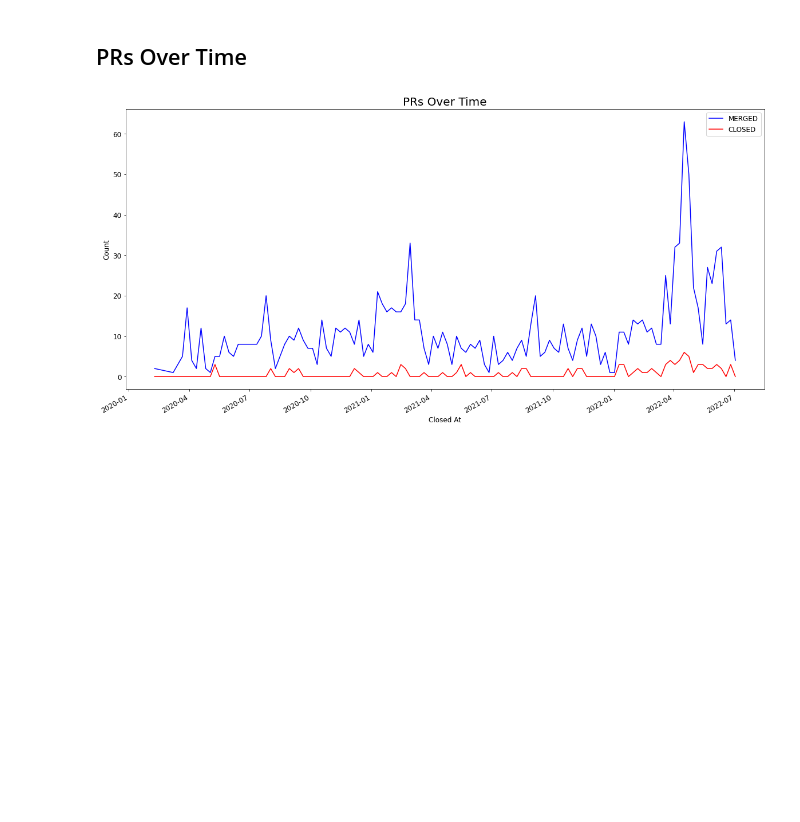
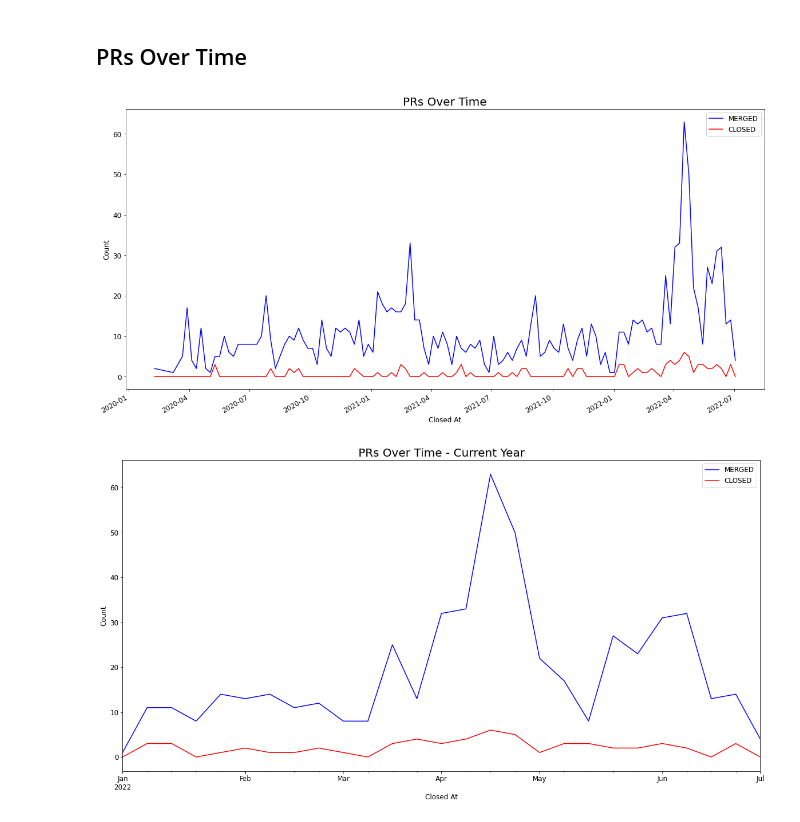
Before and after one commit to thebrianbug/dev-flow-dashboard, a Jupyter notebook: Flow_Dashboard.ipynb, the cells around one changed output. Drawn from its saved outputs; the diff is of its cells as text; code cells hidden in the pictures; blank space fills up the shorter version.

Commit message:
Better graph for current year

```diff
--- a/Flow_Dashboard.ipynb
+++ b/Flow_Dashboard.ipynb
@@ -65,25 +65,51 @@ prs
 # %% [markdown]
 ## PRs Over Time
 # %%
+def zero_nan(df, col):
+    return df[col].fillna(0)
+
+
 # Count CLOSED/MERGED items per week
 weekly_prs = prs.set_index('closedAt').groupby(
     [pd.Grouper(freq='W', label='left'), pd.Grouper('state')])['state'].count().reset_index(name='count')
 
 # Pivot into column by state
-weekly_prs = weekly_prs.pivot(
-    index='closedAt', columns='state', values='count').unstack()
+weekly_prs_pivot = weekly_prs.pivot(
+    index='closedAt', columns='state', values='count')
 
 # Replace NaN
-weekly_prs['CLOSED'] = weekly_prs['CLOSED'].fillna(0)
-weekly_prs['MERGED'] = weekly_prs['MERGED'].fillna(0)
+weekly_prs_pivot['CLOSED'] = zero_nan(weekly_prs_pivot, 'CLOSED')
+weekly_prs_pivot['MERGED'] = zero_nan(weekly_prs_pivot, 'MERGED')
 
 plt.figure(figsize=(20, 10), facecolor='white')
 plt.title('PRs Over Time', fontsize=20)
-weekly_prs['MERGED'].plot(color='blue',
-                          label='MERGED', legend=True)
-weekly_prs['CLOSED'].plot(color='red', label='CLOSED', legend=True)
+weekly_prs_pivot['MERGED'].plot(color='blue',
+                                label='MERGED', legend=True)
+weekly_prs_pivot['CLOSED'].plot(color='red', label='CLOSED', legend=True)
 plt.ylabel('Count')
 plt.xlabel('Closed At')
 plt.show()
+
+# Filter to current year
+weekly_prs_year = weekly_prs[weekly_prs['closedAt'].dt.year == date.today(
+).year]
+
+# Pivot into column by state
+weekly_prs_pivot_year = weekly_prs_year.pivot(
+    index='closedAt', columns='state', values='count')
+
+# Replace NaN
+weekly_prs_pivot_year['CLOSED'] = zero_nan(weekly_prs_pivot_year, 'CLOSED')
+weekly_prs_pivot_year['MERGED'] = zero_nan(weekly_prs_pivot_year, 'MERGED')
+
+plt.figure(figsize=(20, 10), facecolor='white')
+plt.title('PRs Over Time - Current Year', fontsize=20)
+weekly_prs_pivot_year['MERGED'].plot(color='blue',
+                          label='MERGED', legend=True)
+weekly_prs_pivot_year['CLOSED'].plot(color='red', label='CLOSED', legend=True)
+plt.ylabel('Count')
+plt.xlabel('Closed At')
+plt.show()
 # %% [output]
 [figure]
+[figure, added]
```
